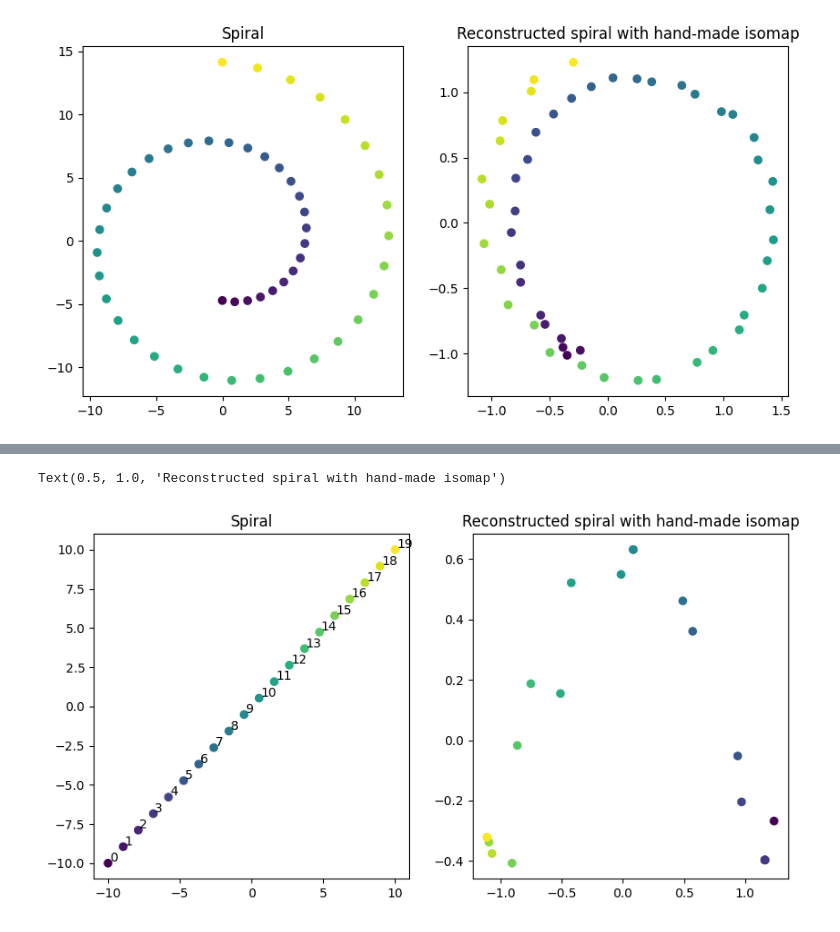
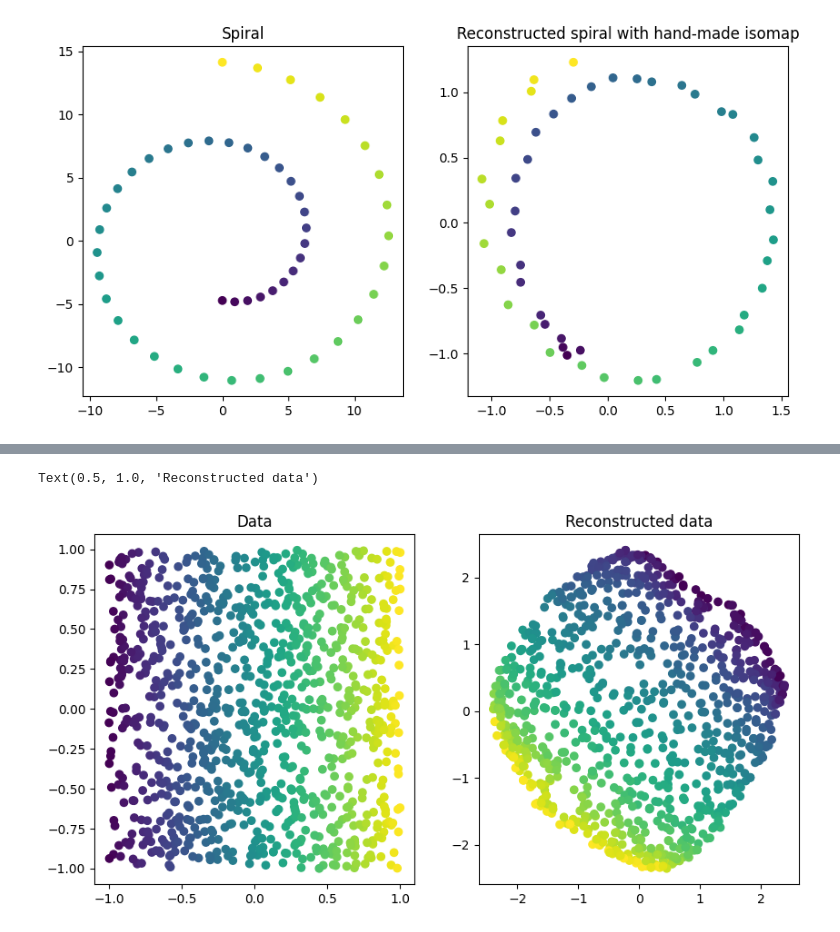
Before and after one commit to alessimichele/Unsupervised-Learning-2023, a Jupyter notebook: my_solution/AISOMAP.ipynb, the cells around one changed output, grey strips where cells are left out. Drawn from its saved outputs; the diff is of its cells as text; code cells hidden in the pictures.

```diff
--- a/my_solution/AISOMAP.ipynb
+++ b/my_solution/AISOMAP.ipynb
@@ -103,28 +177,25 @@ Text(0.5, 1.0, 'Reconstructed spiral with hand-made isomap')
 # %%
-import math
-from matplotlib import pyplot as plt
-N = 20
+import matplotlib.pyplot as plt
 
-phi = np.linspace(-10, 10, N)
+# Generate dataset
+n_points = 1000
+x = np.random.uniform(low=-1, high=1, size=n_points)
+y = np.random.uniform(low=-1, high=1, size=n_points)
 
-x = phi
-y = phi
-
-X = np.array([x,y]).reshape(2,N).T
+X = np.array([x,y]).reshape(2,n_points).T
 
 
-map = Isomap(n_components=2)
+map = Isomap(n_components=2, n_neighbors=9)
 Y = map.fit_transform(X)
 
 fig, (ax1, ax2) = plt.subplots(1, 2, figsize=(10,5))
 
-ax1.scatter(x,y, c = phi)
-_ = [ax1.text(x[i]+0.1, y[i]+0.1, str(i)) for i in range(len(x))]
-ax1.set_title('Spiral')
+ax1.scatter(x, y, c=x)
+ax1.set_title('Data')
 
-ax2.scatter(Y[:,0], Y[:,1], c = phi)
-#_ = [ax2.text(Y[i,0]+0.1, Y[i,1]+0.1, str(i)) for i in range(len(x))]
-ax2.set_title('Reconstructed spiral with hand-made isomap')
+ax2.scatter(Y[:,0], Y[:,1], c = x)
+
+ax2.set_title('Reconstructed data')
 # %% [output]
-Text(0.5, 1.0, 'Reconstructed spiral with hand-made isomap')
+Text(0.5, 1.0, 'Reconstructed data')
-[figure, old version]
+[figure, new version]
```
Also changed, not shown: parts of 9 cells of this notebook, 1 other file.
